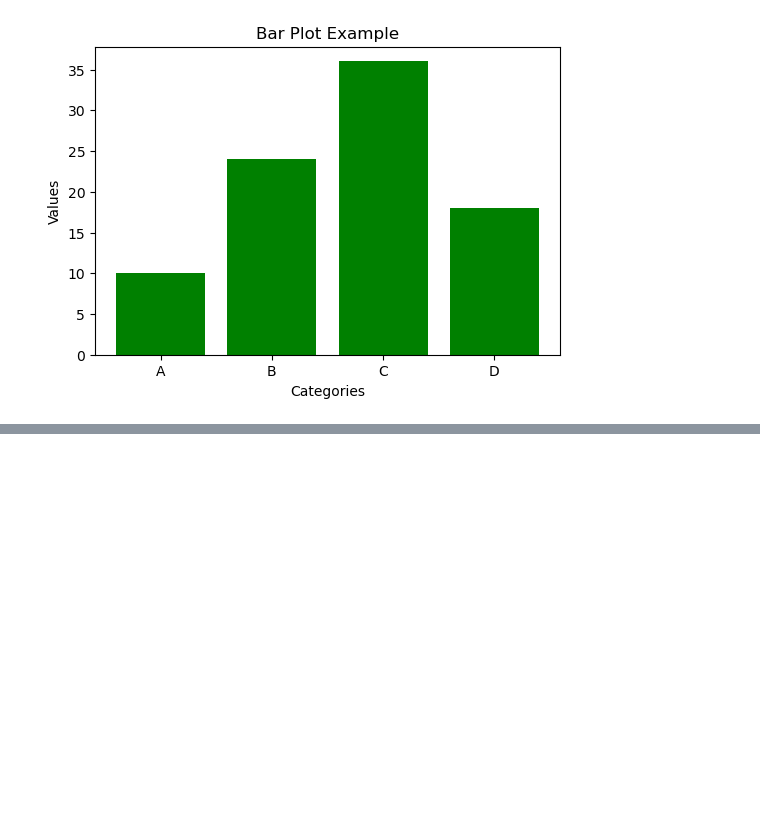
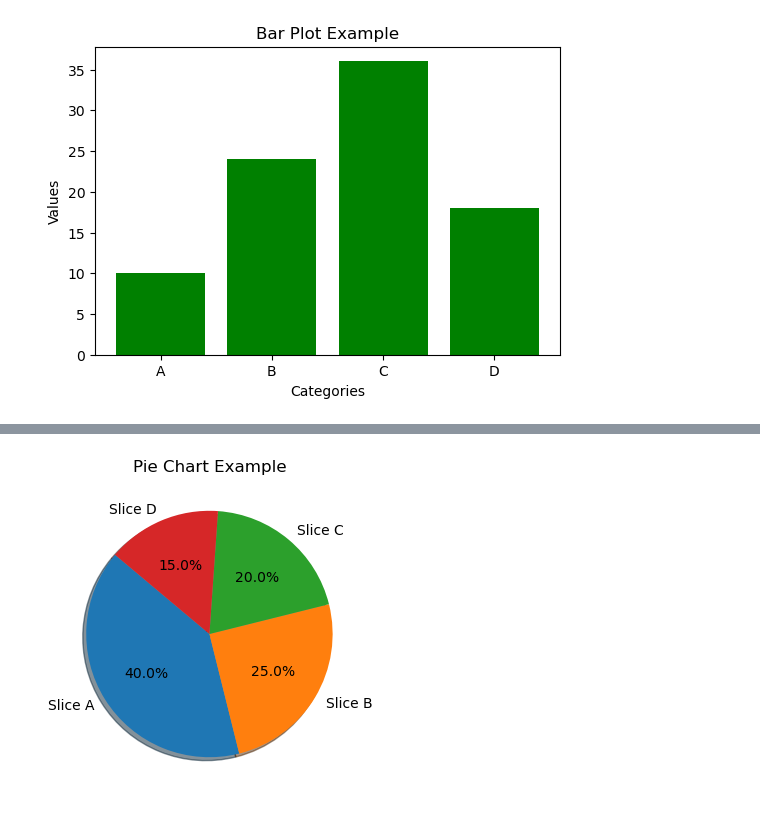
Before and after one commit to Pavanmahesh1432/Python_AgenticAI, a Jupyter notebook: Matplotlib_handson.ipynb, the cells around one changed output, grey strips where cells are left out. Drawn from its saved outputs; the diff is of its cells as text; code cells hidden in the pictures; blank space fills up the shorter version.

```diff
--- a/Matplotlib_handson.ipynb
+++ b/Matplotlib_handson.ipynb
@@ -97,0 +142,15 @@ plt.show()
+# %%
+# -----------------------------------------------------------------------
+# 2.6 PIE CHART
+# -----------------------------------------------------------------------
+slices = [40, 25, 20, 15]
+labels = ['Slice A', 'Slice B', 'Slice C', 'Slice D']
+explode = (0, 0, 0, 0)  # Offset the 2nd slice a bit
+
+plt.figure(figsize=(6, 4))
+plt.pie(slices, labels=labels, explode=explode, autopct='%1.1f%%',
+        shadow=True, startangle=140)
+plt.title("Pie Chart Example")
+plt.show()
+# %% [output]
+[figure, added]
```
Also changed, not shown: parts of 3 cells of this notebook.
